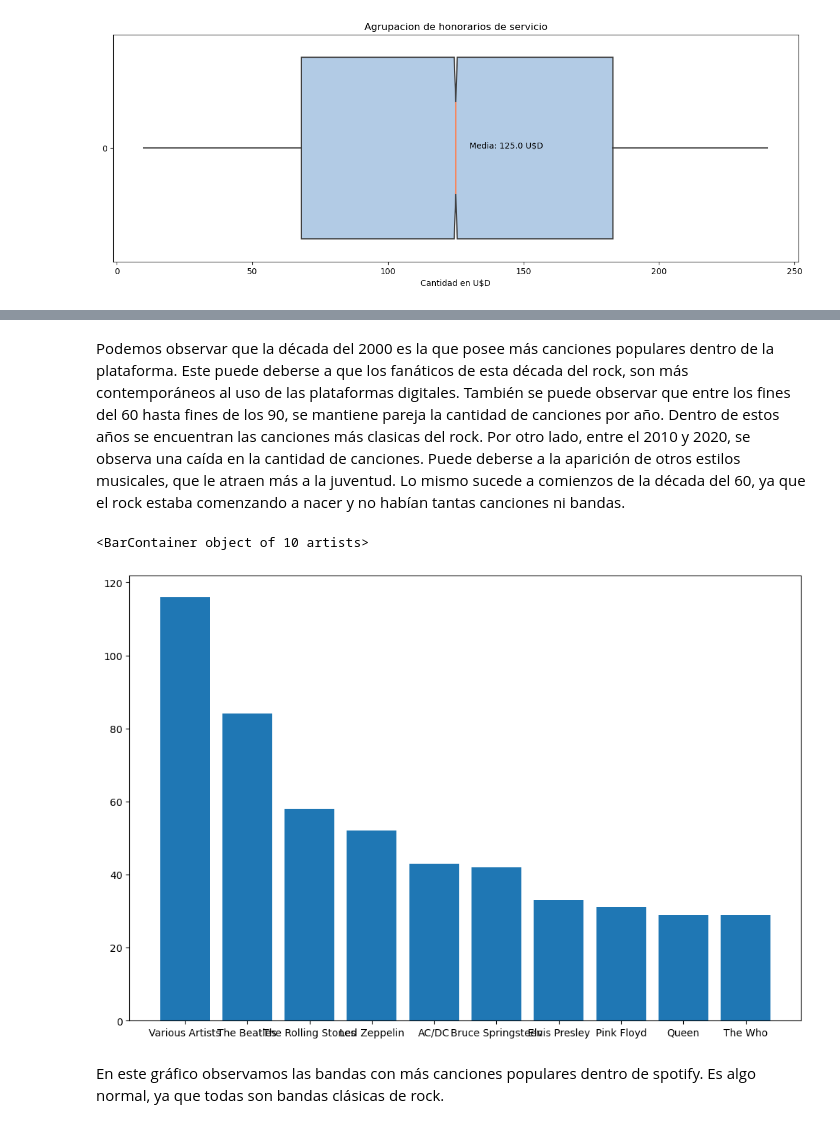
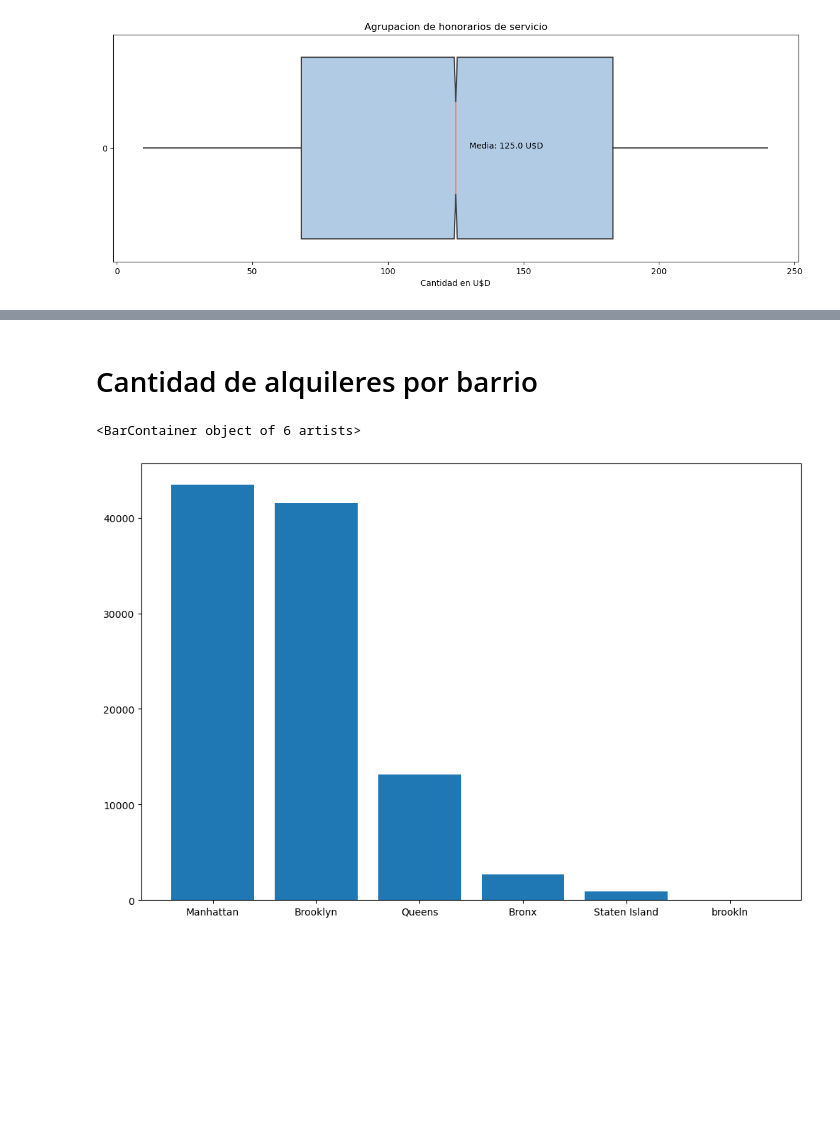
Before and after one commit to Jmgaz/Desaf-o_1_Data_Science, a Jupyter notebook: Desafio2.ipynb, the cells around one changed output, grey strips where cells are left out. Cells and saved outputs as stored; diff of their text form; code cells hidden in the pictures; blank space fills up the shorter version.

```diff
--- a/Desafio2.ipynb
+++ b/Desafio2.ipynb
@@ -214,18 +132,11 @@ Text(0, 0.5, 'Cantidad de canciones')
-# %% [markdown]
-Podemos observar que la década del 2000 es la que posee más canciones populares dentro de la plataforma. Este puede deberse a que los fanáticos de esta década del rock, son más contemporáneos al uso de las plataformas digitales.
-    También se puede observar que entre los fines del 60 hasta fines de los 90, se mantiene pareja la cantidad de canciones por año. Dentro de estos años se encuentran las canciones más clasicas del rock.
-    Por otro lado, entre el 2010 y 2020, se observa una caída en la cantidad de canciones. Puede deberse a la aparición de otros estilos musicales, que le atraen más a la juventud.
-Lo mismo sucede a comienzos de la década del 60, ya que el rock estaba comenzando a nacer y no habían tantas canciones ni bandas.
+# %% [markdown]
+# Cantidad de alquileres por barrio
 # %%
+import numpy as np
+grupoBarrios = df['neighbourhood group'].value_counts()
 
-import numpy as np
-banda = df3['artist'].value_counts()
-banda[0:10]
-
-fig3, ax3 = plt.subplots(figsize=(12, 8))
-ax3.bar(banda.index[0:10],banda[0:10],label='Bandas con mas canciones en el top')
+fig, ax = plt.subplots(figsize=(12, 8))
+ax.bar(grupoBarrios.index,grupoBarrios,label='Bandas con mas canciones en el top')
 # %% [output]
-<BarContainer object of 10 artists>
+<BarContainer object of 6 artists>
-[figure, old version]
+[figure, new version]
-# %% [markdown]
-En este gráfico observamos las bandas con más canciones populares dentro de spotify. Es algo normal, ya que todas son bandas clásicas de rock.
```
Also changed, not shown: parts of 17 cells of this notebook.
